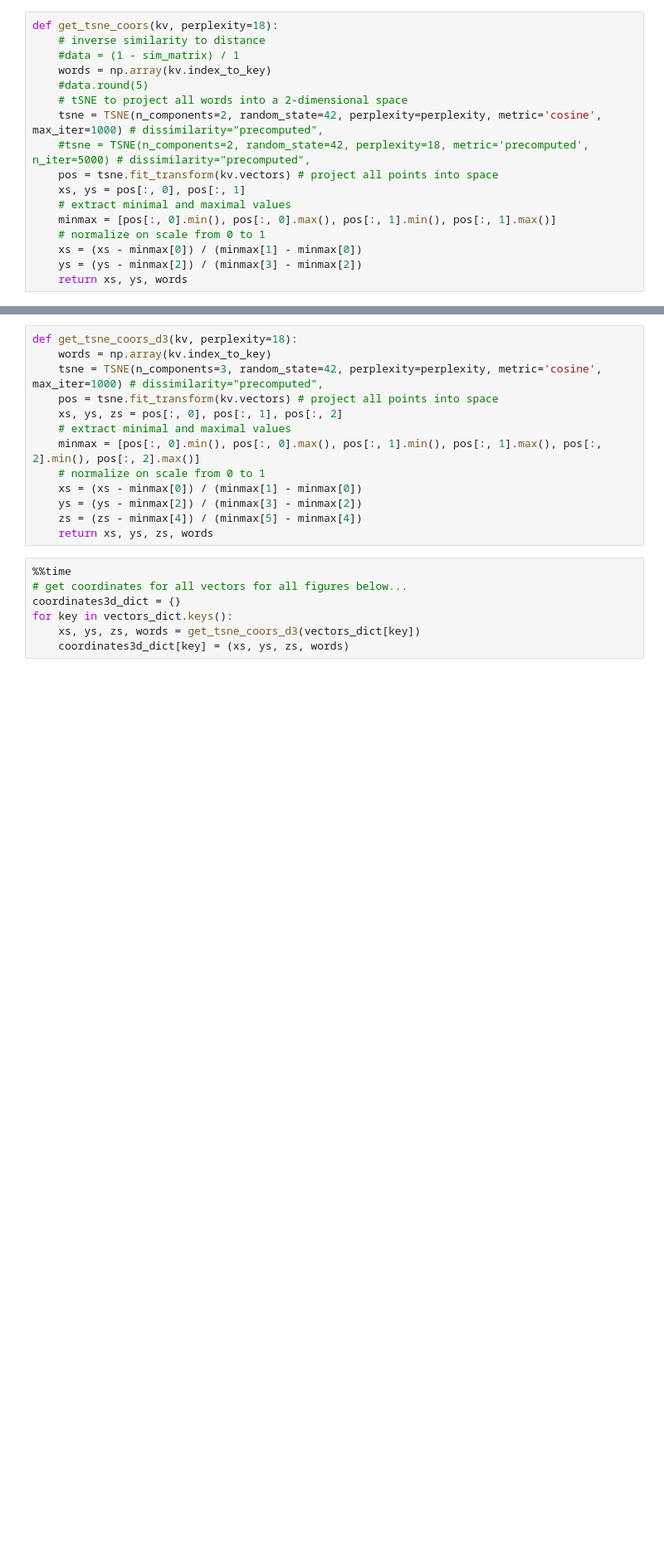
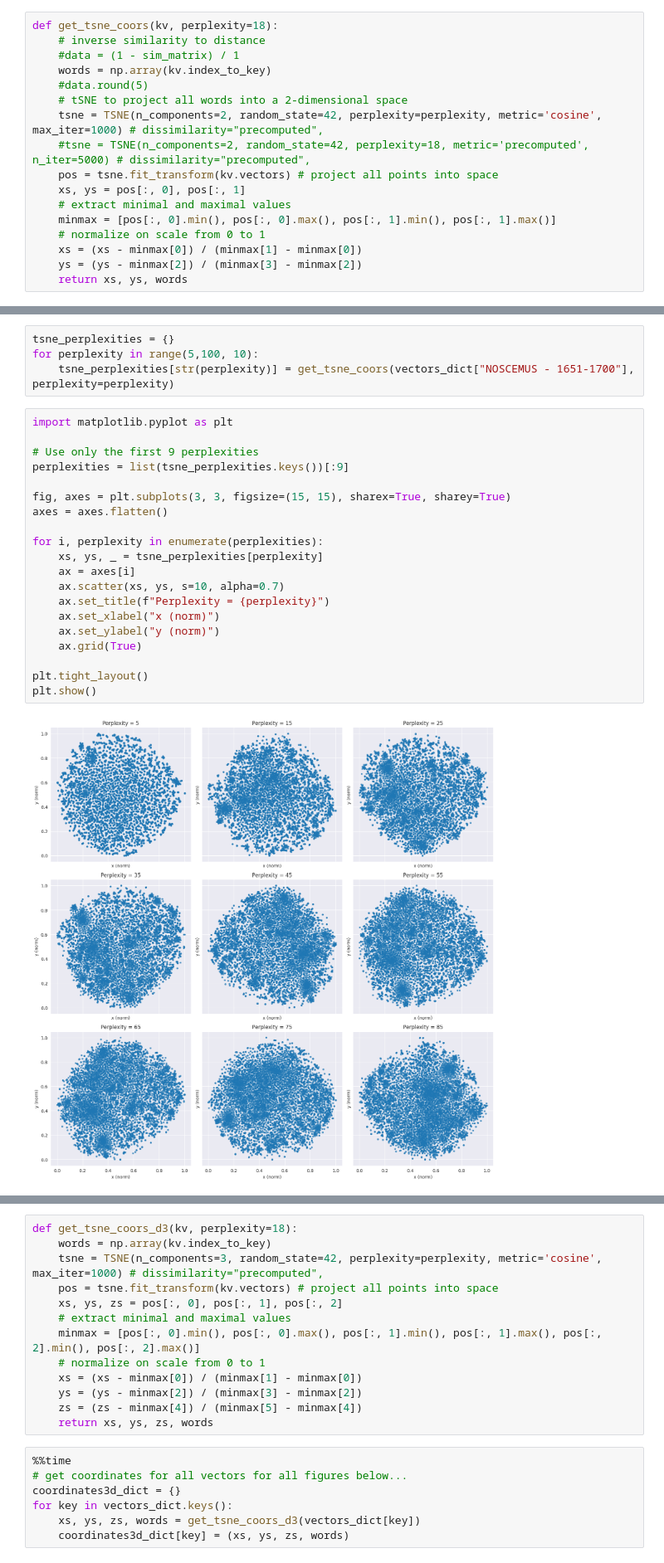
Before and after one commit to CCS-ZCU/WEEMS, a Jupyter notebook: scripts/3_vectors-positions.ipynb, the cells around one changed output, grey strips where cells are left out. Shown at 83% size. Cells and saved outputs as stored; diff of their text form; blank space fills up the shorter version.

```diff
--- a/scripts/3_vectors-positions.ipynb
+++ b/scripts/3_vectors-positions.ipynb
@@ -327,0 +308,26 @@ Wall time: 1min 30s
+# %%
+tsne_perplexities = {}
+for perplexity in range(5,100, 10):
+    tsne_perplexities[str(perplexity)] = get_tsne_coors(vectors_dict["NOSCEMUS - 1651-1700"], perplexity=perplexity)
+# %%
+import matplotlib.pyplot as plt
+
+# Use only the first 9 perplexities
+perplexities = list(tsne_perplexities.keys())[:9]
+
+fig, axes = plt.subplots(3, 3, figsize=(15, 15), sharex=True, sharey=True)
+axes = axes.flatten()
+
+for i, perplexity in enumerate(perplexities):
+    xs, ys, _ = tsne_perplexities[perplexity]
+    ax = axes[i]
+    ax.scatter(xs, ys, s=10, alpha=0.7)
+    ax.set_title(f"Perplexity = {perplexity}")
+    ax.set_xlabel("x (norm)")
+    ax.set_ylabel("y (norm)")
+    ax.grid(True)
+
+plt.tight_layout()
+plt.show()
+# %% [output]
+[figure, added]
```
Also changed, not shown: parts of 53 cells of this notebook, 9 other files.
